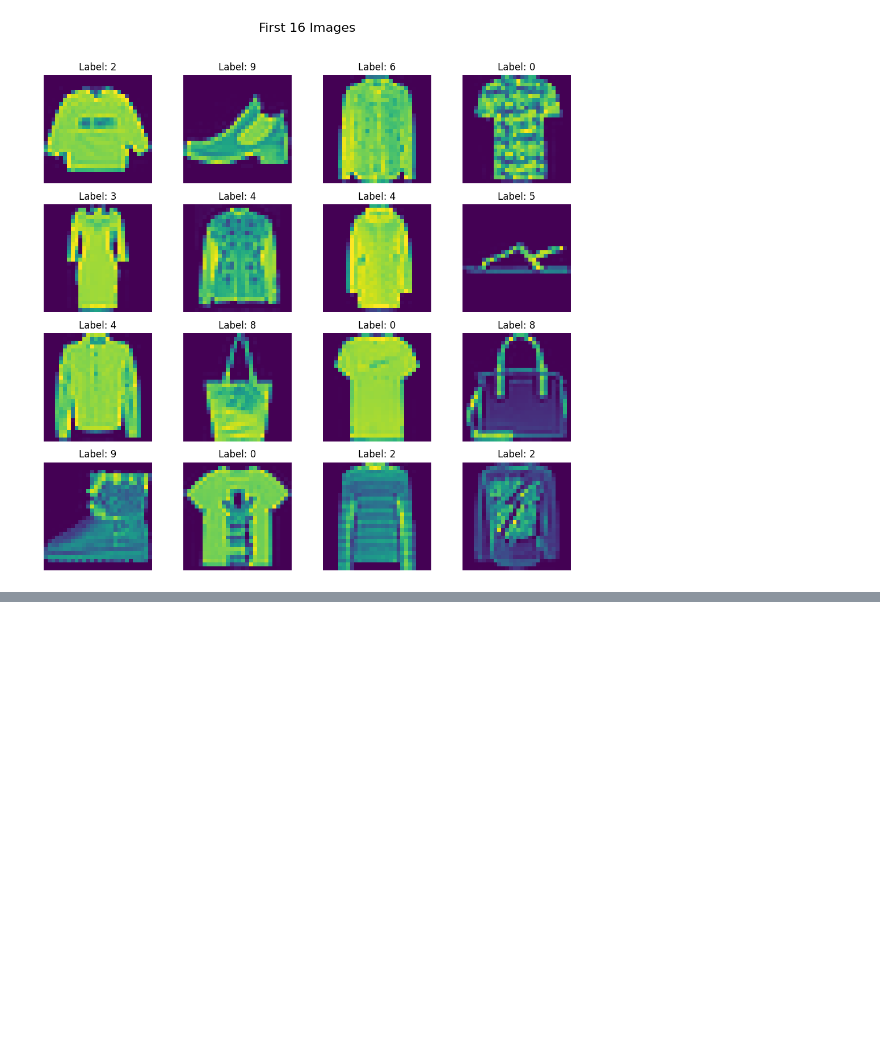
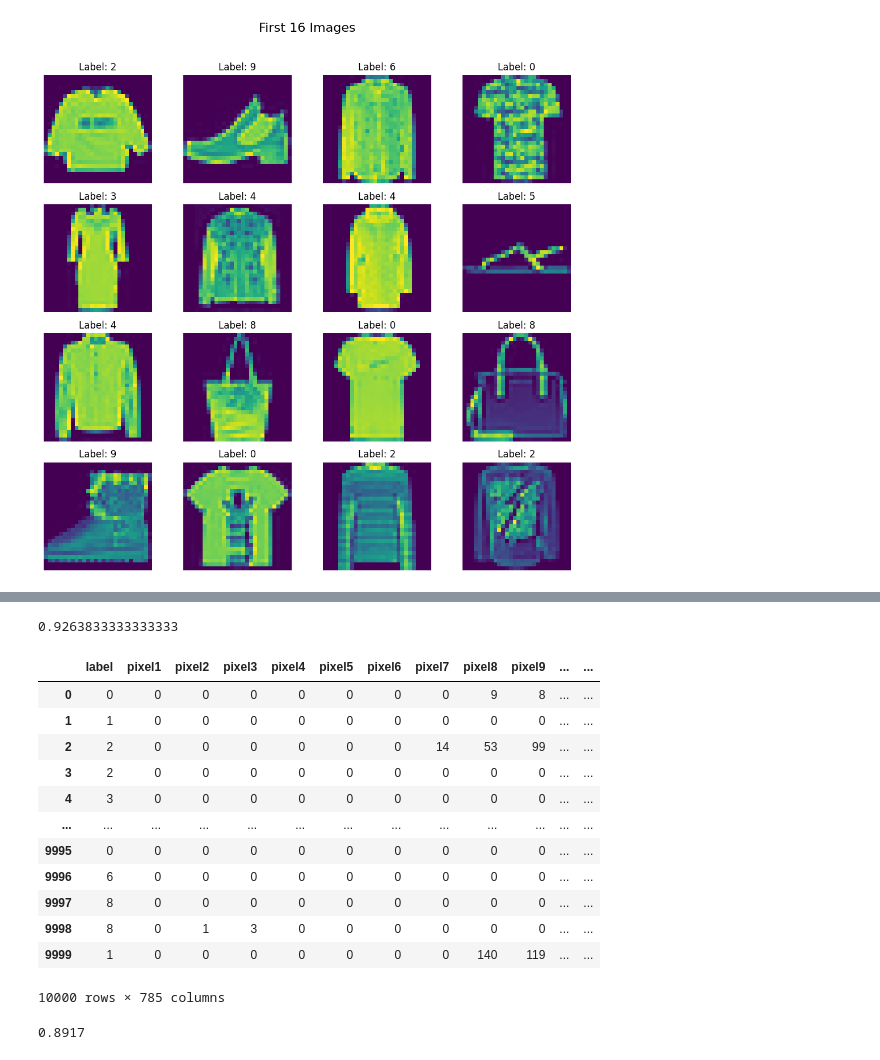
Before and after one commit to Yashwanth-Kumar-Kotla/Fashion-MNIST-using-ANN, a Jupyter notebook: Fashion_MNIST_with_optuna.ipynb, the cells around one changed output, grey strips where cells are left out. Saved outputs shown, nothing was run; the diff lists cells and outputs as text; code cells hidden in the pictures; blank space fills up the shorter version.

```diff
--- a/Fashion_MNIST_with_optuna.ipynb
+++ b/Fashion_MNIST_with_optuna.ipynb
@@ -245,0 +329,42 @@ study.best_params
+# %%
+best_model.eval()
+
+total = 0
+correct = 0
+
+with torch.no_grad():
+
+  for batch_feature, batch_label in best_train_loader:
+
+    batch_feature, batch_label = batch_feature.to(device), batch_label.to(device)
+
+    output = best_model(batch_feature)
+
+    total += batch_feature.shape[0]
+
+    _, predicted = torch.max(output, 1)
+
+    correct += (predicted == batch_label).sum().item()
+
+  accuracy = correct/total
+
+accuracy
+# %% [output]
+0.9263833333333333
+# %%
+df = pd.read_csv("/content/fashion-mnist_test.csv")
+df
+# %% [output]
+|  | label | pixel1 | pixel2 | pixel3 | pixel4 | pixel5 | pixel6 | pixel7 | pixel8 | pixel9 | ... | ... |
+| 0 | 0 | 0 | 0 | 0 | 0 | 0 | 0 | 0 | 9 | 8 | ... | ... |
+| 1 | 1 | 0 | 0 | 0 | 0 | 0 | 0 | 0 | 0 | 0 | ... | ... |
+| 2 | 2 | 0 | 0 | 0 | 0 | 0 | 0 | 14 | 53 | 99 | ... | ... |
+| 3 | 2 | 0 | 0 | 0 | 0 | 0 | 0 | 0 | 0 | 0 | ... | ... |
+| 4 | 3 | 0 | 0 | 0 | 0 | 0 | 0 | 0 | 0 | 0 | ... | ... |
+| ... | ... | ... | ... | ... | ... | ... | ... | ... | ... | ... | ... | ... |
+| 9995 | 0 | 0 | 0 | 0 | 0 | 0 | 0 | 0 | 0 | 0 | ... | ... |
+| 9996 | 6 | 0 | 0 | 0 | 0 | 0 | 0 | 0 | 0 | 0 | ... | ... |
+| 9997 | 8 | 0 | 0 | 0 | 0 | 0 | 0 | 0 | 0 | 0 | ... | ... |
+| 9998 | 8 | 0 | 1 | 3 | 0 | 0 | 0 | 0 | 0 | 0 | ... | ... |
+| 9999 | 1 | 0 | 0 | 0 | 0 | 0 | 0 | 0 | 140 | 119 | ... | ... |
+10000 rows × 785 columns
@@ -245,0 +377,23 @@ study.best_params
+# %%
+total = 0
+correct = 0
+
+with torch.no_grad():
+
+  for batch_feature, batch_label in best_test_loader:
+
+    batch_feature, batch_label = batch_feature.to(device), batch_label.to(device)
+
+    output = best_model(batch_feature)
+
+    total += batch_feature.shape[0]
+
+    _, predicted = torch.max(output, 1)
+
+    correct += (predicted == batch_label).sum().item()
+
+  accuracy = correct/total
+
+accuracy
+# %% [output]
+0.8917
```
Also changed, not shown: parts of 14 cells of this notebook.
